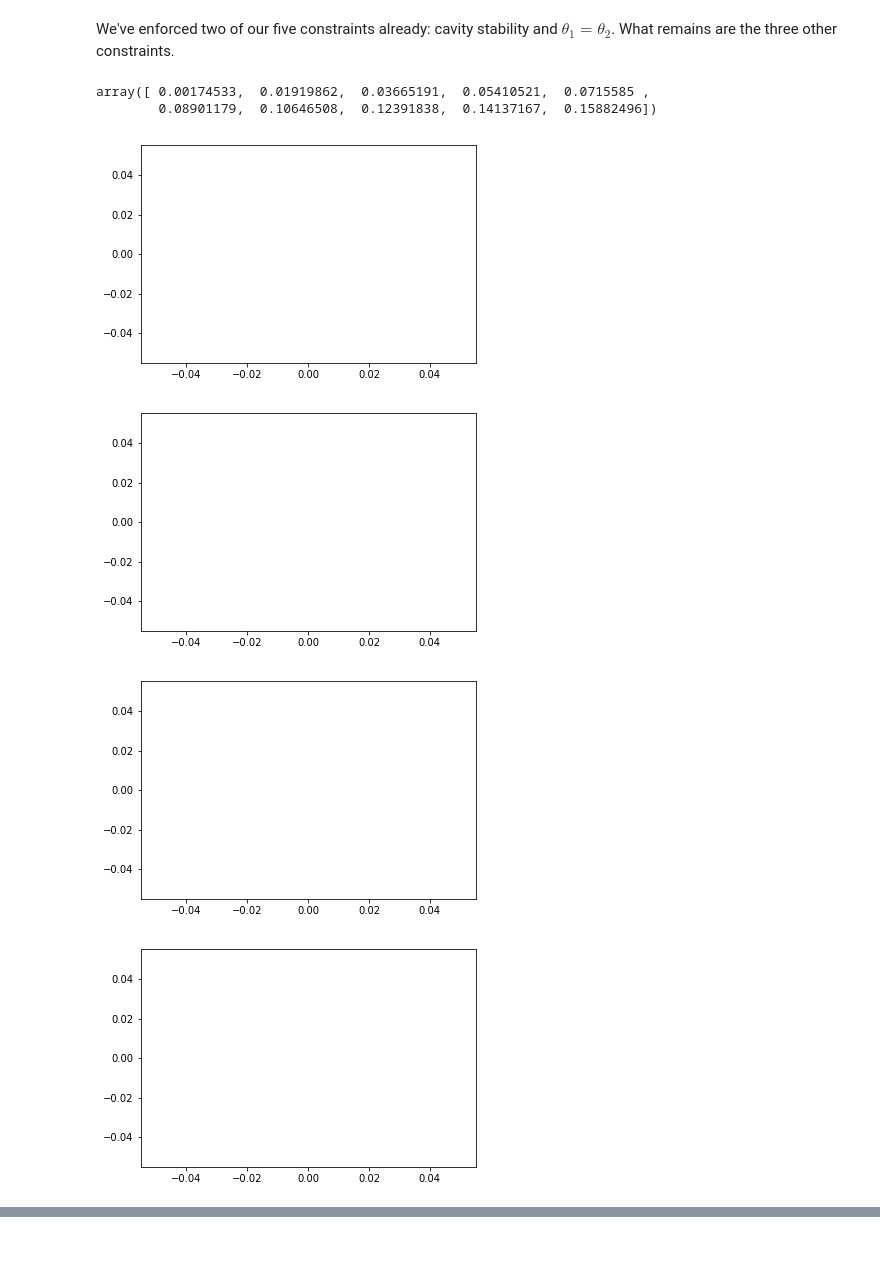
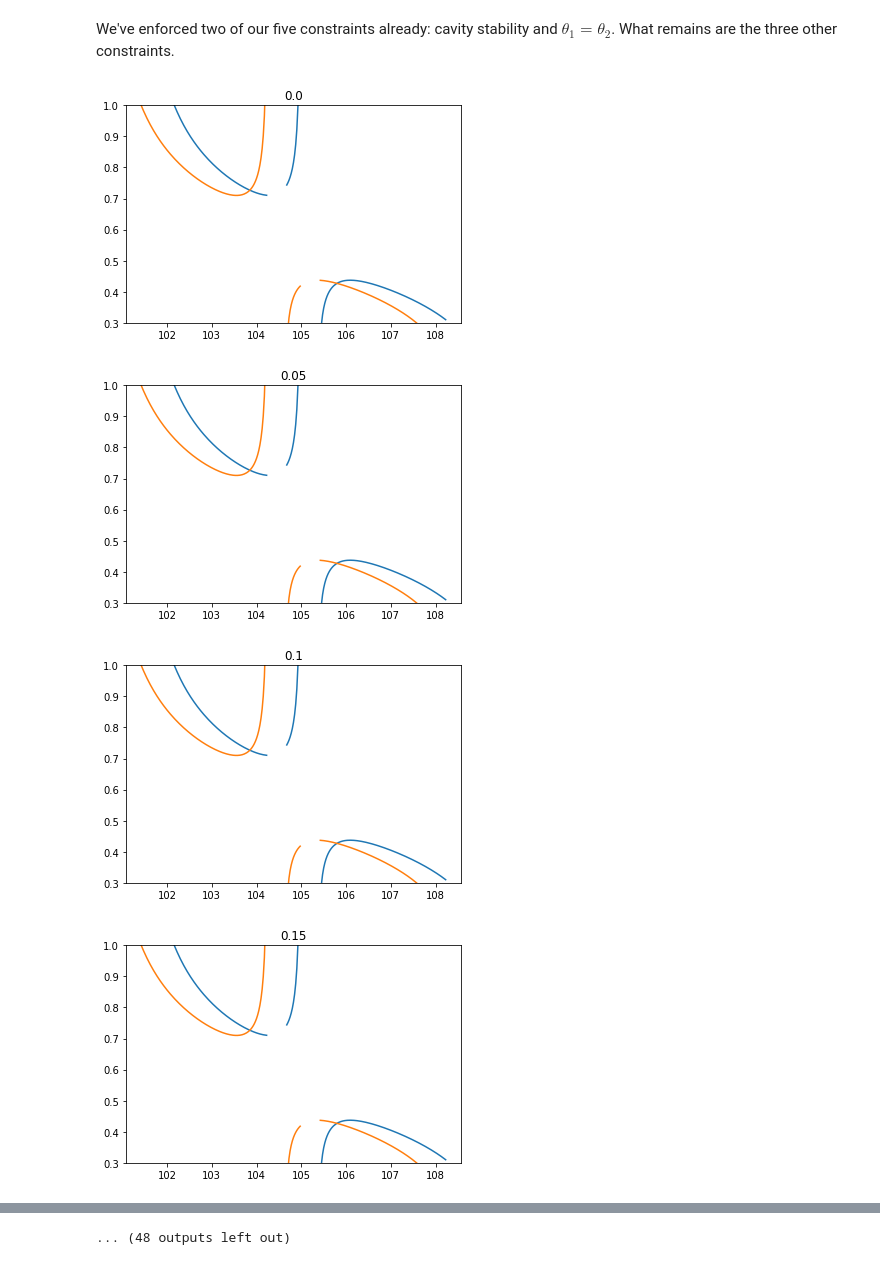
Before and after one commit to shawn-geller/hw7, a Jupyter notebook: hw7.ipynb, the cells around one changed output, grey strips where cells are left out. Drawn from its saved outputs; the diff is of its cells as text; code cells hidden in the pictures.

```diff
--- a/hw7.ipynb
+++ b/hw7.ipynb
@@ -138,23 +109,21 @@ ngain = 1.5
 lgain = 2.0
 lamda = 1.56 * 10**(-3)
 
-lmiddles = np.arange(52, 58, .01)
-thetas = np.arange(.1, 10.1, 1) * np.pi / 180.0
+lmiddles = np.arange(100, 110, .025)
+thetas = np.arange(0.0, 3.0, .05) * np.pi / 180.0
 # %%
-results = np.array([[twowaists(l, theta, arm1len=750) for l in lmiddles] for theta in thetas])
+results = np.array([[twowaists(l, theta)
+                     for l in lmiddles]
+                     for theta in thetas])
-# %%
-thetas
-# %% [output]
-array([ 0.00174533,  0.01919862,  0.03665191,  0.05410521,  0.0715585 ,
-        0.08901179,  0.10646508,  0.12391838,  0.14137167,  0.15882496])
 # %%
 for j in range(len(thetas)):
     plt.figure(j)
     plt.plot(lmiddles, results[j, :, 0], lmiddles, results[j, :, 1])
-
+    plt.title(str(thetas[j] * 180 / np.pi))
+    plt.ylim([.3,1])
     plt.show()
 # %% [output]
-[figure, old version]
+[figure, new version]
-[figure, old version]
+[figure, new version]
-[figure, old version]
+[figure, new version]
-[figure, old version]
+[figure, new version]
@@ -166,0 +138 @@ for j in range(len(thetas)):
+... (48 outputs left out)
```
Also changed, not shown: parts of 2 cells of this notebook.
